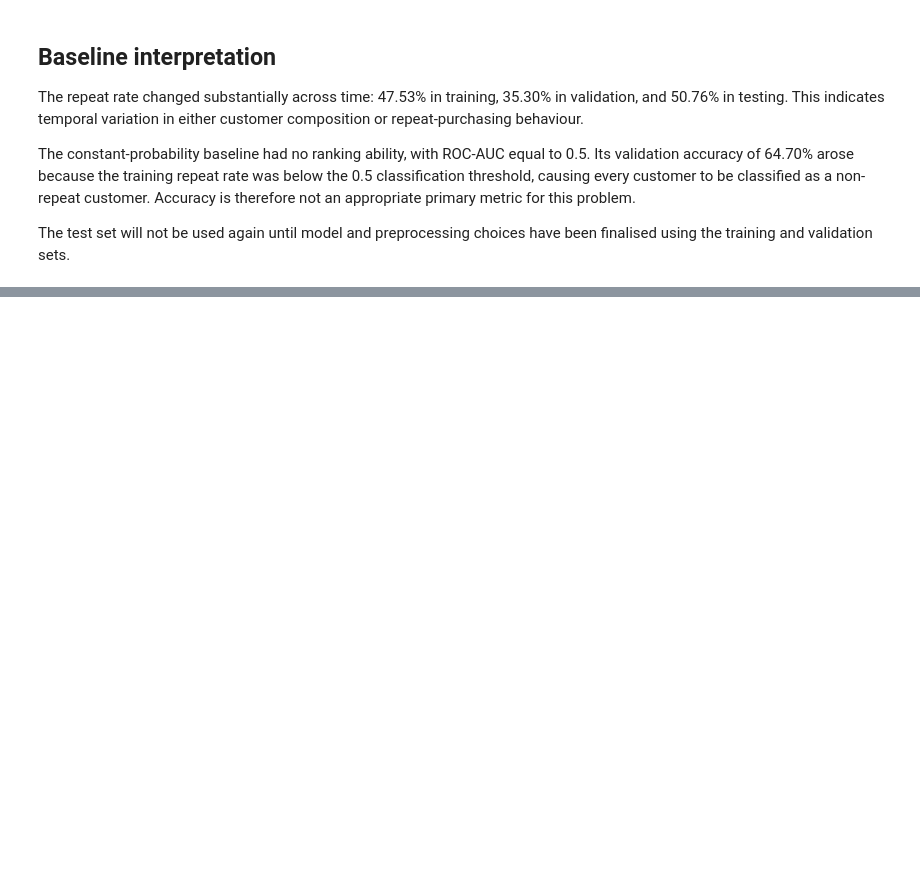
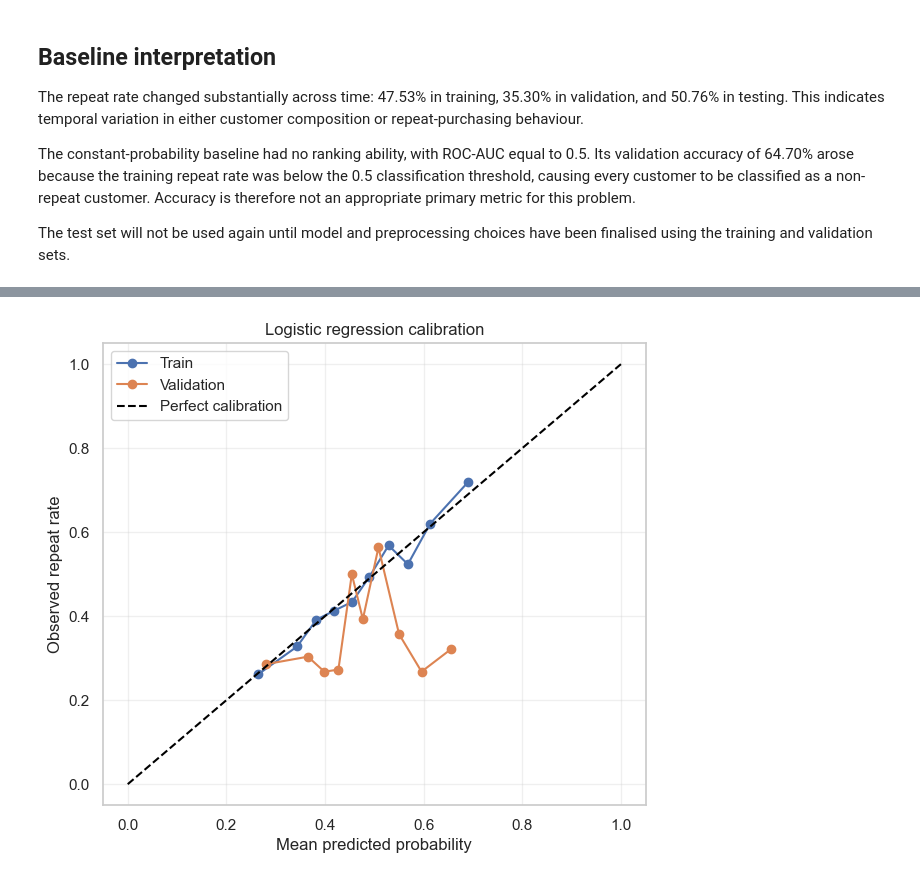
Before and after one commit to YiranLL/online-retail-retention, a Jupyter notebook: notebooks/04_modelling.ipynb, the cells around one changed output, grey strips where cells are left out. Saved outputs shown, nothing was run; the diff lists cells and outputs as text; code cells hidden in the pictures; blank space fills up the shorter version.

```diff
--- a/notebooks/04_modelling.ipynb
+++ b/notebooks/04_modelling.ipynb
@@ -271,0 +345,5 @@ have been finalised using the training and validation sets.
+# %%
+logistic_pipeline.fit(
+    X_train,
+    y_train
+)
@@ -271,0 +368,8 @@ have been finalised using the training and validation sets.
+# %%
+logistic_train_probabilities = (
+    logistic_pipeline.predict_proba(X_train)[:, 1]
+)
+
+logistic_validation_probabilities = (
+    logistic_pipeline.predict_proba(X_validation)[:, 1]
+)
@@ -271,0 +471,50 @@ have been finalised using the training and validation sets.
+# %%
+import matplotlib.pyplot as plt
+from sklearn.calibration import calibration_curve
+
+train_fraction_positive, train_mean_predicted = calibration_curve(
+    y_train,
+    logistic_train_probabilities,
+    n_bins=10,
+    strategy="quantile"
+)
+
+validation_fraction_positive, validation_mean_predicted = calibration_curve(
+    y_validation,
+    logistic_validation_probabilities,
+    n_bins=10,
+    strategy="quantile"
+)
+
+plt.figure(figsize=(7, 6))
+
+plt.plot(
+    train_mean_predicted,
+    train_fraction_positive,
+    marker="o",
+    label="Train"
+)
+
+plt.plot(
+    validation_mean_predicted,
+    validation_fraction_positive,
+    marker="o",
+    label="Validation"
+)
+
+plt.plot(
+    [0, 1],
+    [0, 1],
+    linestyle="--",
+    color="black",
+    label="Perfect calibration"
+)
+
+plt.xlabel("Mean predicted probability")
+plt.ylabel("Observed repeat rate")
+plt.title("Logistic regression calibration")
+plt.legend()
+plt.grid(alpha=0.3)
+plt.show()
+# %% [output]
+[figure, added]
```
Also changed, not shown: parts of 48 cells of this notebook.
